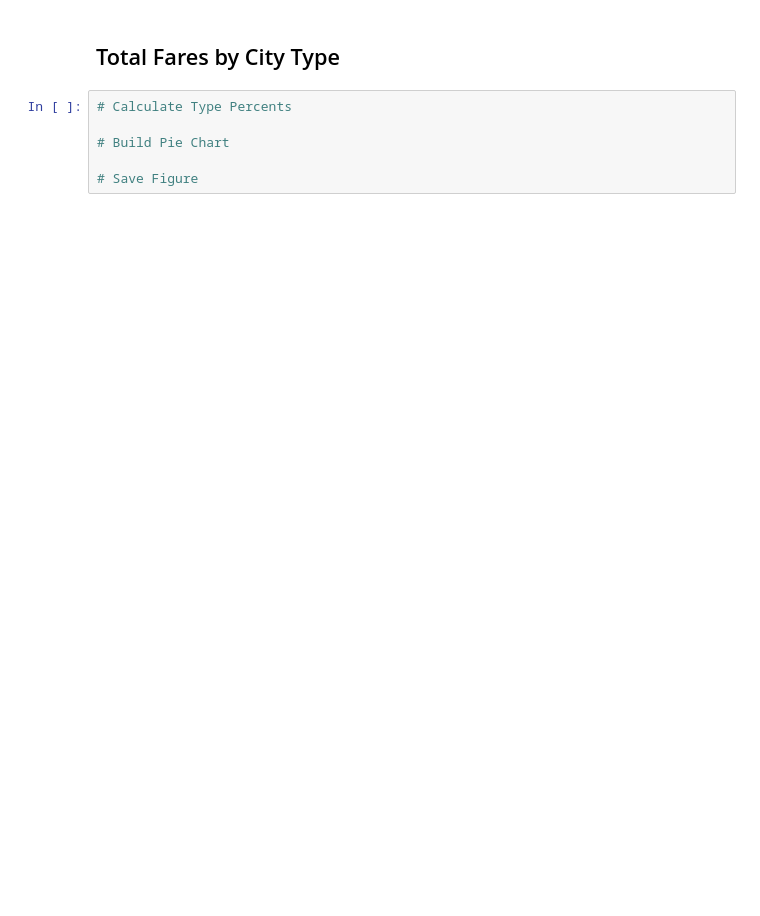
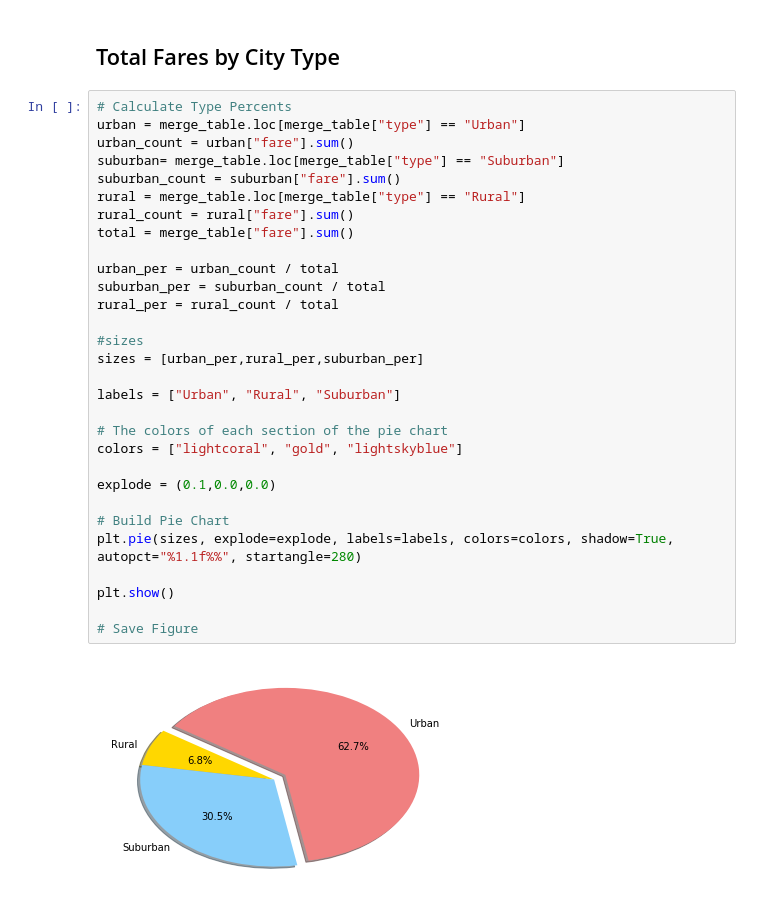
Before and after one commit to bwoodru87/MatPlotLib_Homework, a Jupyter notebook: Homework/pyber_BW.ipynb, the cells around one changed output. Saved outputs shown, nothing was run; the diff lists cells and outputs as text; blank space fills up the shorter version.

```diff
--- a/Homework/pyber_BW.ipynb
+++ b/Homework/pyber_BW.ipynb
@@ -83,8 +96,34 @@ plt.show()
 # %% [markdown]
 ## Total Fares by City Type
-# %%
-# Calculate Type Percents
-
-# Build Pie Chart
-
-# Save Figure
+# %%
+# Calculate Type Percents
+urban = merge_table.loc[merge_table["type"] == "Urban"]
+urban_count = urban["fare"].sum()
+suburban= merge_table.loc[merge_table["type"] == "Suburban"]
+suburban_count = suburban["fare"].sum()
+rural = merge_table.loc[merge_table["type"] == "Rural"]
+rural_count = rural["fare"].sum()
+total = merge_table["fare"].sum()
+
+urban_per = urban_count / total
+suburban_per = suburban_count / total
+rural_per = rural_count / total
+
+#sizes
+sizes = [urban_per,rural_per,suburban_per]
+
+labels = ["Urban", "Rural", "Suburban"]
+
+# The colors of each section of the pie chart
+colors = ["lightcoral", "gold", "lightskyblue"]
+
+explode = (0.1,0.0,0.0)
+
+# Build Pie Chart
+plt.pie(sizes, explode=explode, labels=labels, colors=colors, shadow=True, autopct="%1.1f%%", startangle=280)
+
+plt.show()
+
+# Save Figure
+# %% [output]
+[figure, added]
```
Also changed, not shown: parts of 15 cells of this notebook.
